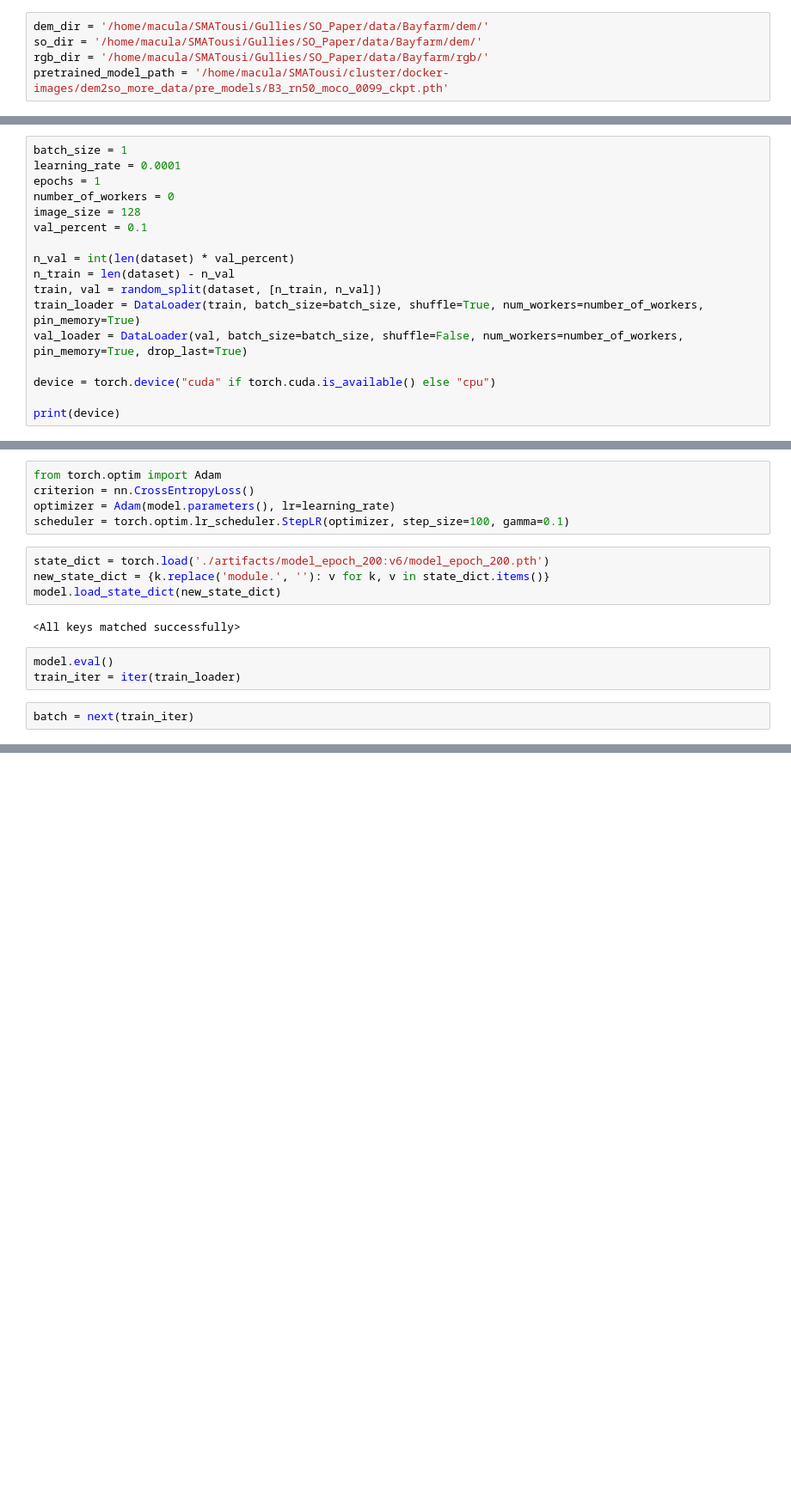
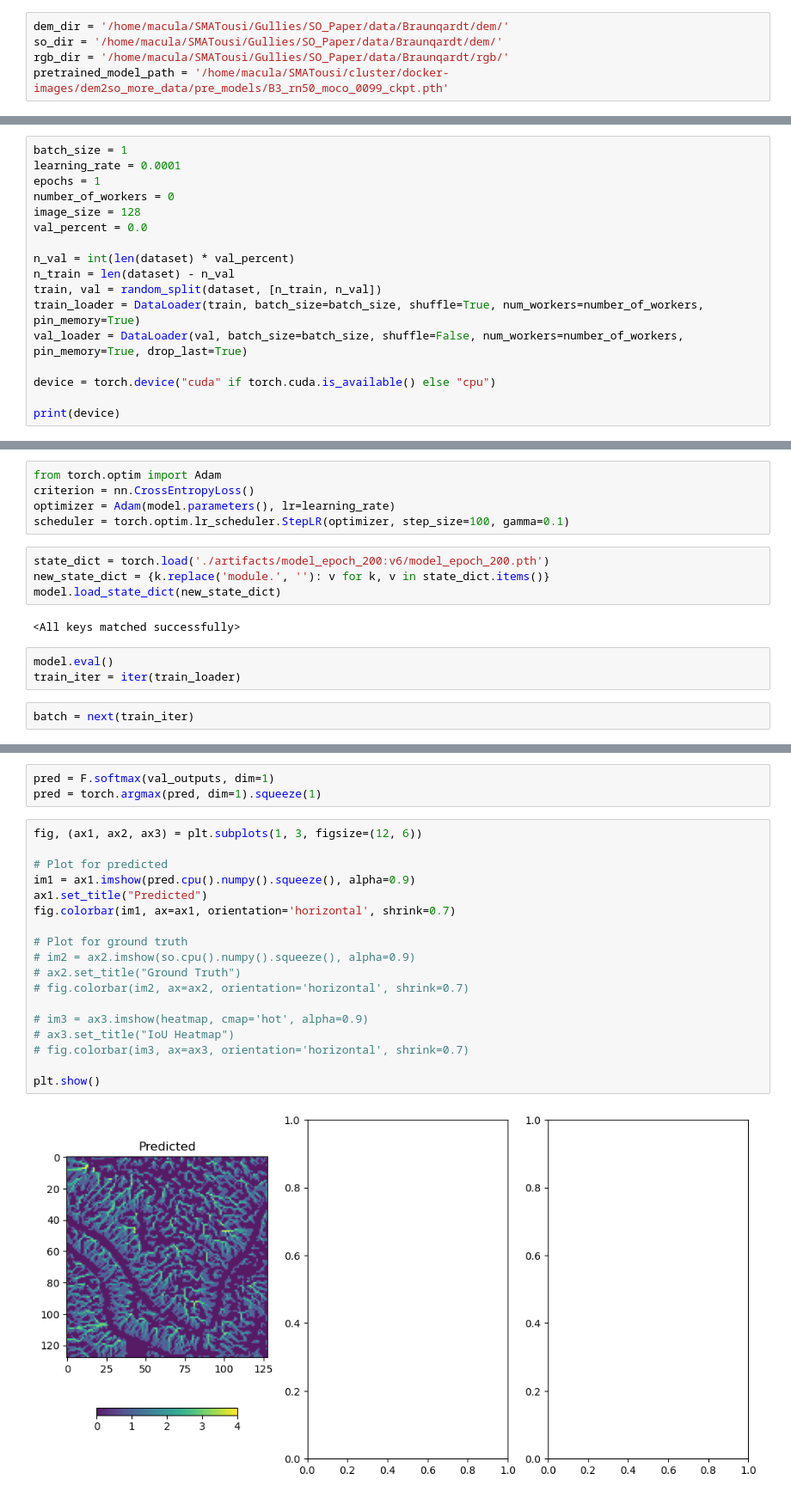
Before and after one commit to SMATousi/dem2so, a Jupyter notebook: SO_Paper_Tests.ipynb, the cells around one changed output, grey strips where cells are left out. Shown at 86% size. Saved outputs shown, nothing was run; the diff lists cells and outputs as text; blank space fills up the shorter version.

```diff
--- a/SO_Paper_Tests.ipynb
+++ b/SO_Paper_Tests.ipynb
@@ -50,9 +51,9 @@ torch.manual_seed(0)
 torch.backends.cudnn.deterministic = True
 torch.backends.cudnn.benchmark = False
 # %%
-dem_dir = '/home/macula/SMATousi/Gullies/SO_Paper/data/Bayfarm/dem/'
-so_dir = '/home/macula/SMATousi/Gullies/SO_Paper/data/Bayfarm/dem/'
-rgb_dir = '/home/macula/SMATousi/Gullies/SO_Paper/data/Bayfarm/rgb/'
+dem_dir = '/home/macula/SMATousi/Gullies/SO_Paper/data/Braunqardt/dem/'
+so_dir = '/home/macula/SMATousi/Gullies/SO_Paper/data/Braunqardt/dem/'
+rgb_dir = '/home/macula/SMATousi/Gullies/SO_Paper/data/Braunqardt/rgb/'
 pretrained_model_path = '/home/macula/SMATousi/cluster/docker-images/dem2so_more_data/pre_models/B3_rn50_moco_0099_ckpt.pth'
 # %%
 transform = RGB_RasterTransform_Geo()
@@ -65,7 +66,7 @@ learning_rate = 0.0001
 epochs = 1
 number_of_workers = 0
 image_size = 128
-val_percent = 0.1
+val_percent = 0.0
 
 n_val = int(len(dataset) * val_percent)
 n_train = len(dataset) - n_val
@@ -102,0 +132,23 @@ batch = next(train_iter)
+# %%
+pred = F.softmax(val_outputs, dim=1)
+pred = torch.argmax(pred, dim=1).squeeze(1)
+# %%
+fig, (ax1, ax2, ax3) = plt.subplots(1, 3, figsize=(12, 6))
+
+# Plot for predicted
+im1 = ax1.imshow(pred.cpu().numpy().squeeze(), alpha=0.9)
+ax1.set_title("Predicted")
+fig.colorbar(im1, ax=ax1, orientation='horizontal', shrink=0.7)
+
+# Plot for ground truth
+# im2 = ax2.imshow(so.cpu().numpy().squeeze(), alpha=0.9)
+# ax2.set_title("Ground Truth")
+# fig.colorbar(im2, ax=ax2, orientation='horizontal', shrink=0.7)
+
+# im3 = ax3.imshow(heatmap, cmap='hot', alpha=0.9)
+# ax3.set_title("IoU Heatmap")
+# fig.colorbar(im3, ax=ax3, orientation='horizontal', shrink=0.7)
+
+plt.show()
+# %% [output]
+[figure, added]
```
Also changed, not shown: parts of 9 cells of this notebook, 1 other file.
